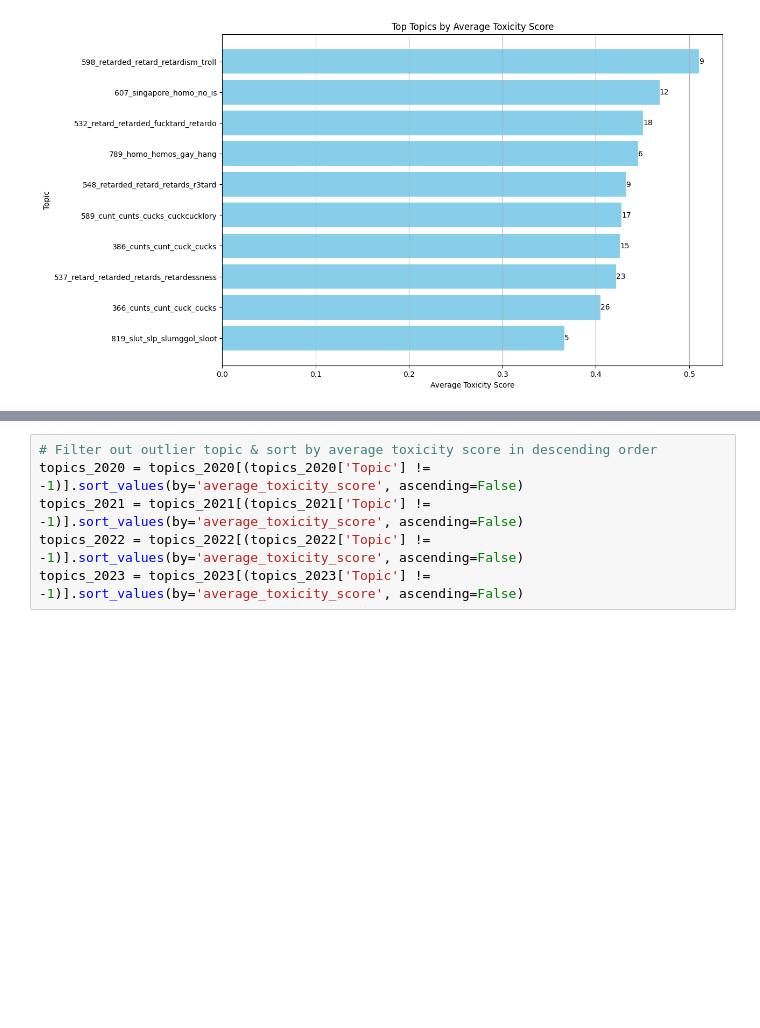
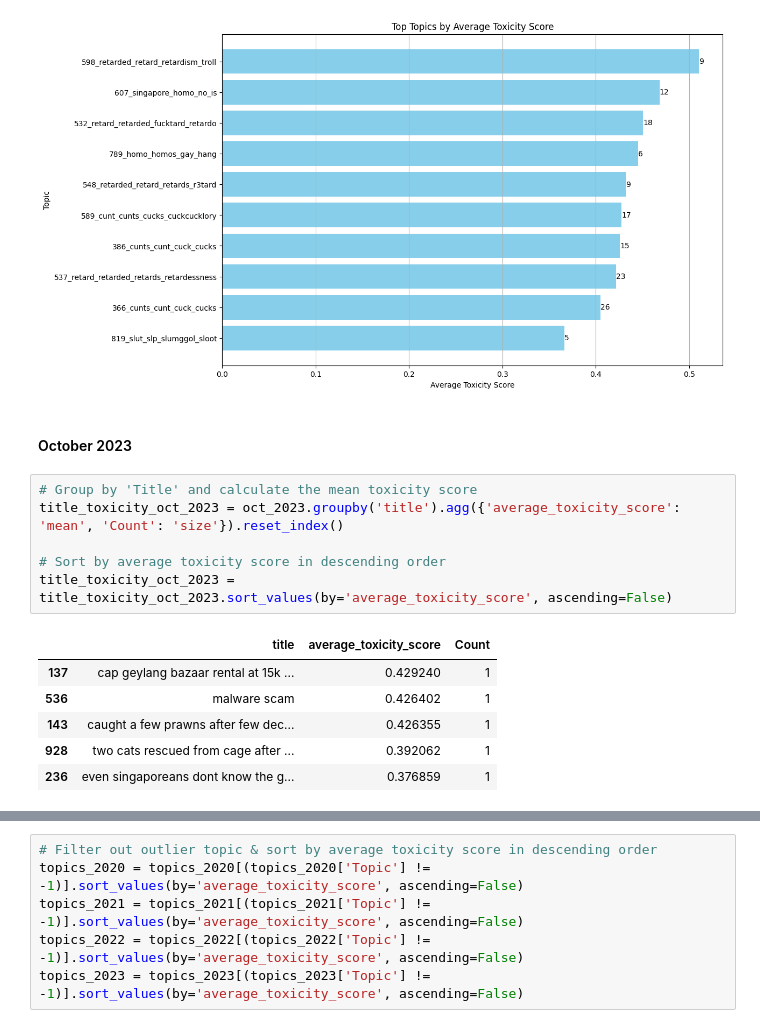
Before and after one commit to yangshutingg/dsa4264, a Jupyter notebook: src/trend_analysis.ipynb, the cells around one changed output, grey strips where cells are left out. Cells and saved outputs as stored; diff of their text form; blank space fills up the shorter version.

```diff
--- a/src/trend_analysis.ipynb
+++ b/src/trend_analysis.ipynb
@@ -109,3 +111,18 @@ plt.grid(axis='x')
 plt.show()
 # %% [output]
 [figure]
+# %% [markdown]
+#### October 2023
+# %%
+# Group by 'Title' and calculate the mean toxicity score
+title_toxicity_oct_2023 = oct_2023.groupby('title').agg({'average_toxicity_score': 'mean', 'Count': 'size'}).reset_index()
+
+# Sort by average toxicity score in descending order
+title_toxicity_oct_2023 = title_toxicity_oct_2023.sort_values(by='average_toxicity_score', ascending=False)
+# %% [output]
+|  | title | average_toxicity_score | Count |
+| 137 | cap geylang bazaar rental at 15k ... | 0.429240 | 1 |
+| 536 | malware scam | 0.426402 | 1 |
+| 143 | caught a few prawns after few dec... | 0.426355 | 1 |
+| 928 | two cats rescued from cage after ... | 0.392062 | 1 |
+| 236 | even singaporeans dont know the g... | 0.376859 | 1 |
```
Also changed, not shown: parts of 13 cells of this notebook.
